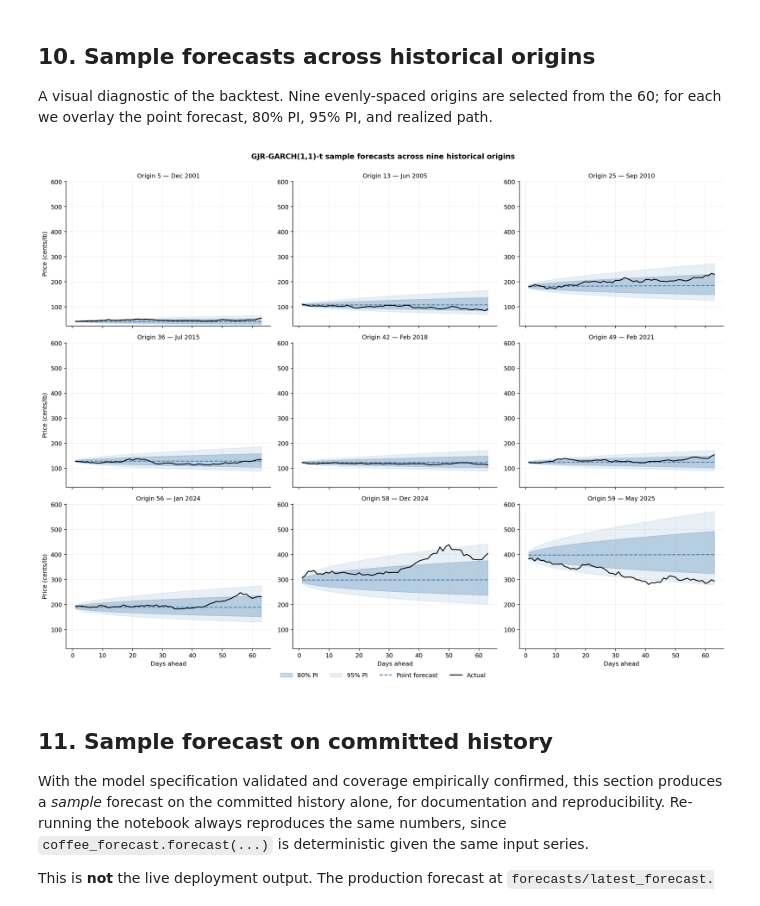
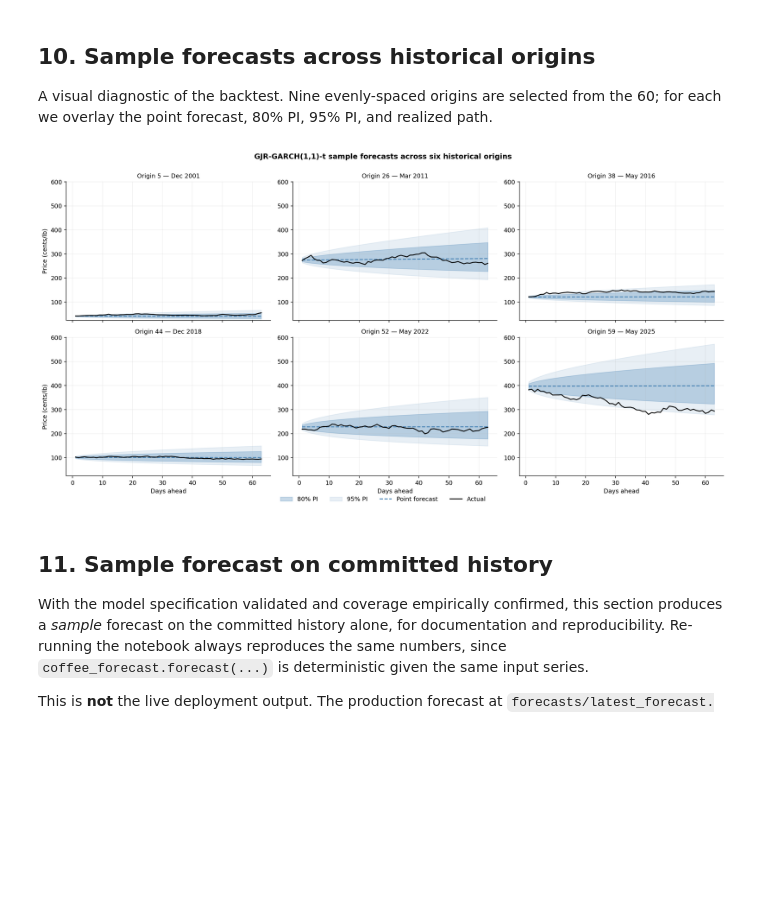
Before and after one commit to F5F0A0/coffee-futures-forecasting-model, a Jupyter notebook: notebooks/04_deployment_garch.ipynb, the cells around one changed output. Saved outputs shown, nothing was run; the diff lists cells and outputs as text; code cells hidden in the pictures; blank space fills up the shorter version.

```diff
--- a/notebooks/04_deployment_garch.ipynb
+++ b/notebooks/04_deployment_garch.ipynb
@@ -630,7 +630,7 @@ selected from the 60; for each we overlay the point forecast, 80% PI,
 95% PI, and realized path.
 # %%
 rng = np.random.default_rng(42)
-sample_idx = sorted(rng.choice(len(origins), size=9, replace=False))
+sample_idx = sorted(rng.choice(len(origins), size=6, replace=False))
 
 sample = []
 for idx in sample_idx:
@@ -672,7 +672,7 @@ all_prices = np.concatenate(
 )
 y_min, y_max = all_prices.min() * 0.95, all_prices.max() * 1.05
 
-fig, axes = plt.subplots(3, 3, figsize=(16, 12), dpi=180, sharex=True)
+fig, axes = plt.subplots(2, 3, figsize=(16, 8), dpi=180, sharex=True)
 steps = np.arange(1, HORIZON + 1)
 
 for ax, s in zip(axes.flat, sample):
@@ -701,35 +701,35 @@ for ax, s in zip(axes.flat, sample):
     ax.set_ylim(y_min, y_max)
     ax.grid(alpha=0.2)
     ax.spines["top"].set_visible(False)
     ax.spines["right"].set_visible(False)
 
 for ax in axes[-1]:
     ax.set_xlabel("Days ahead")
 for ax in axes[:, 0]:
     ax.set_ylabel("Price (cents/lb)")
 
 handles, labels = axes[0, 0].get_legend_handles_labels()
 fig.legend(
     handles,
     labels,
     loc="lower center",
     ncol=4,
     fontsize=10,
     bbox_to_anchor=(0.5, -0.02),
     frameon=False,
 )
 
 fig.suptitle(
-    "GJR-GARCH(1,1)-t sample forecasts across nine historical origins",
+    "GJR-GARCH(1,1)-t sample forecasts across six historical origins",
     fontsize=12,
     weight="semibold",
     y=1.00,
 )
 fig.tight_layout()
 fig.savefig(FIG_DIR / "garch_sample_forecasts.png", dpi=300, bbox_inches="tight")
 plt.show()
 # %% [output]
-[figure, old version]
+[figure, new version]
 # %% [markdown]
 ## 11. Sample forecast on committed history
 
```
Also changed, not shown: parts of 2 cells of this notebook, 13 other files.
